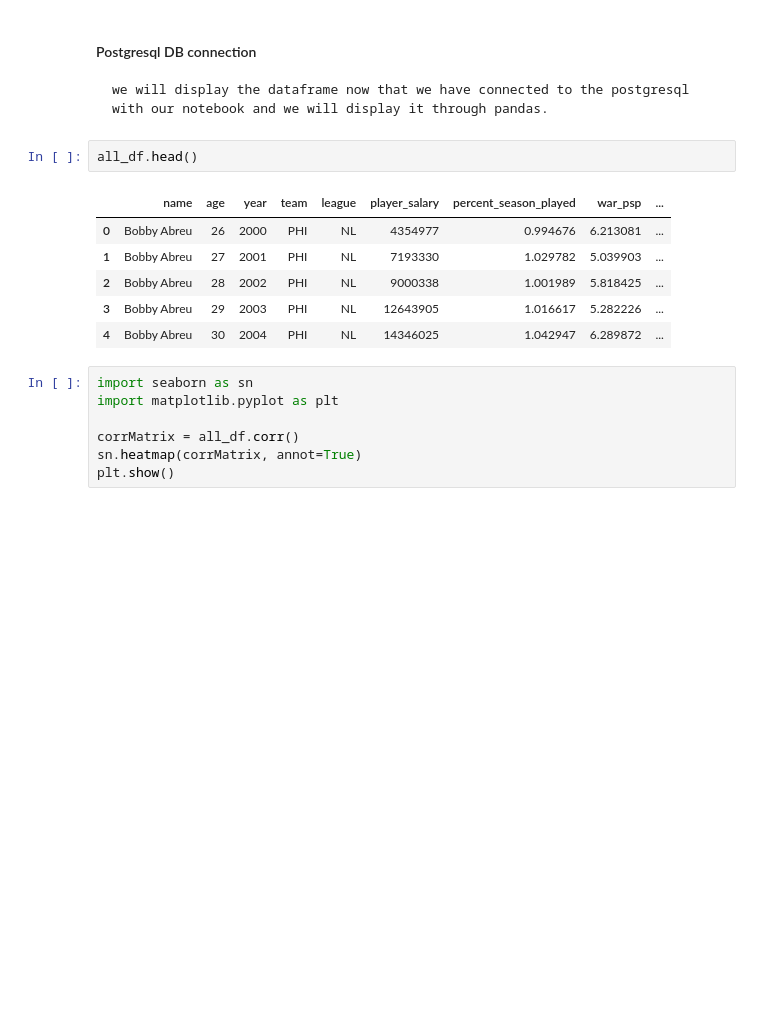
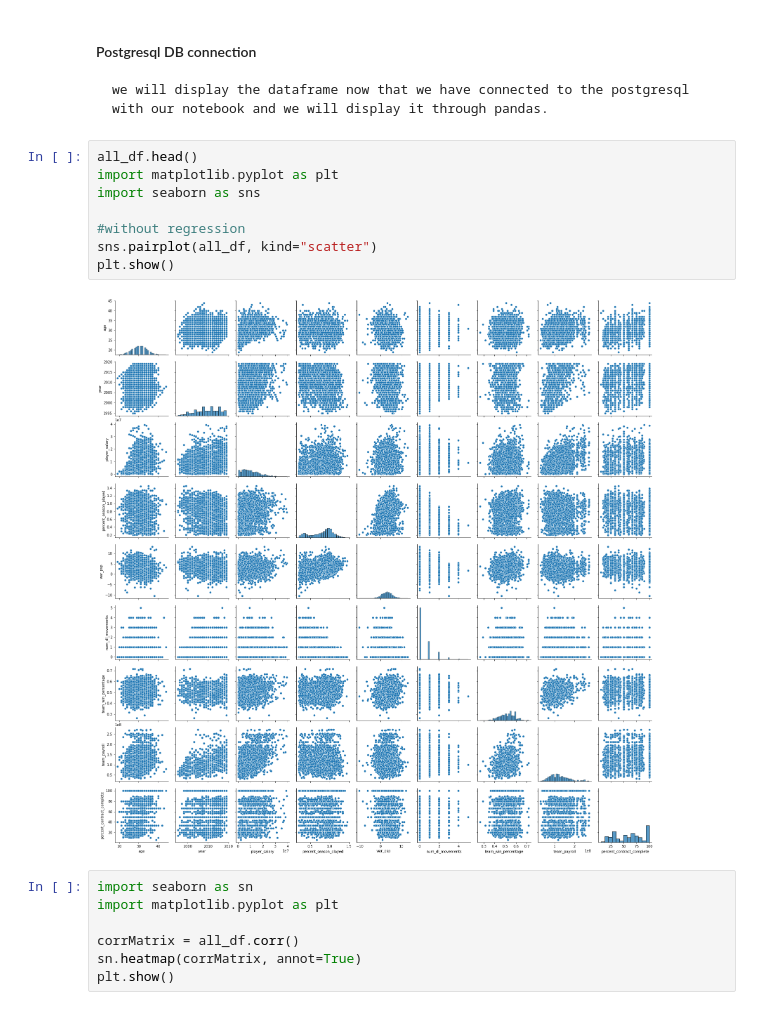
Before and after one commit to emoodyv/BaseballWARvContracts, a Jupyter notebook: WAR_MLmodel.ipynb, the cells around one changed output. Cells and saved outputs as stored; diff of their text form; blank space fills up the shorter version.

```diff
--- a/WAR_MLmodel.ipynb
+++ b/WAR_MLmodel.ipynb
@@ -16,13 +16,14 @@ warnings.filterwarnings('ignore')
     we will display the dataframe now that we have connected to the postgresql with our notebook and we will display it through pandas.
 # %%
 all_df.head()
+import matplotlib.pyplot as plt
+import seaborn as sns
+
+#without regression
+sns.pairplot(all_df, kind="scatter")
+plt.show()
 # %% [output]
-|  | name | age | year | team | league | player_salary | percent_season_played | war_psp | ... |
-| 0 | Bobby Abreu | 26 | 2000 | PHI | NL | 4354977 | 0.994676 | 6.213081 | ... |
-| 1 | Bobby Abreu | 27 | 2001 | PHI | NL | 7193330 | 1.029782 | 5.039903 | ... |
-| 2 | Bobby Abreu | 28 | 2002 | PHI | NL | 9000338 | 1.001989 | 5.818425 | ... |
-| 3 | Bobby Abreu | 29 | 2003 | PHI | NL | 12643905 | 1.016617 | 5.282226 | ... |
-| 4 | Bobby Abreu | 30 | 2004 | PHI | NL | 14346025 | 1.042947 | 6.289872 | ... |
+[figure, added]
 # %%
 import seaborn as sn
 import matplotlib.pyplot as plt
```
Also changed, not shown: parts of 20 cells of this notebook.
